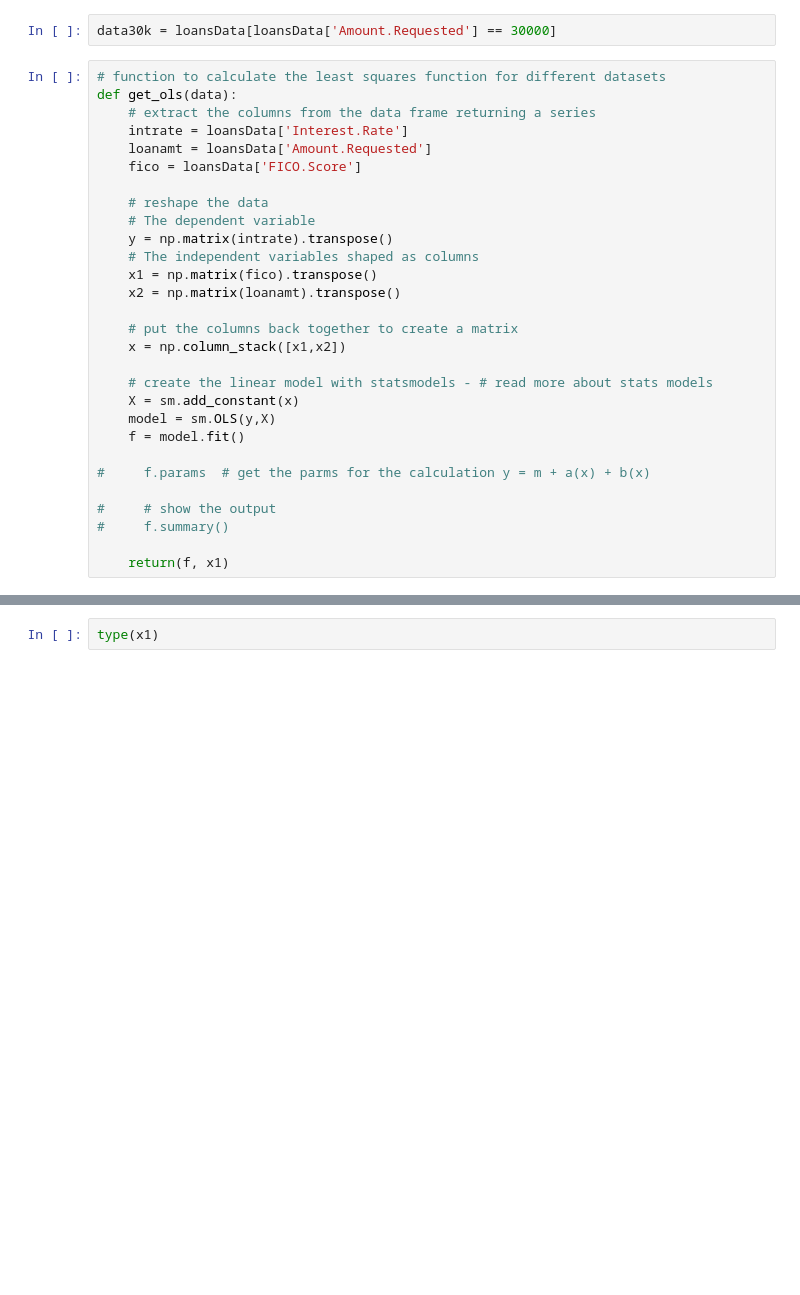
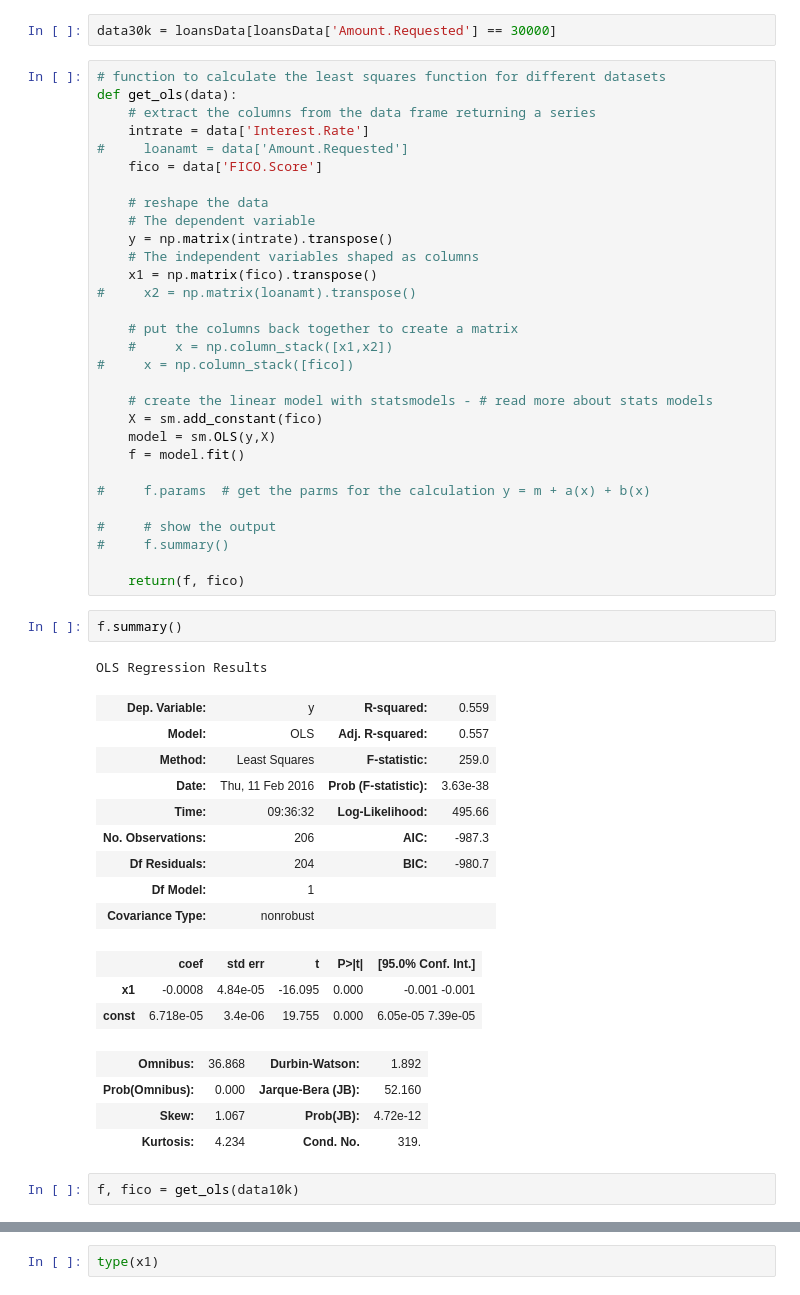
Before and after one commit to bb071988/ds-lesson3, a Jupyter notebook: linear_regression_graph_exercise_final.ipynb, the cells around one changed output, grey strips where cells are left out. Saved outputs shown, nothing was run; the diff lists cells and outputs as text; blank space fills up the shorter version.

```diff
--- a/linear_regression_graph_exercise_final.ipynb
+++ b/linear_regression_graph_exercise_final.ipynb
@@ -29,22 +29,23 @@ data30k = loansData[loansData['Amount.Requested'] == 30000]
 # function to calculate the least squares function for different datasets
 def get_ols(data):
     # extract the columns from the data frame returning a series
-    intrate = loansData['Interest.Rate']
-    loanamt = loansData['Amount.Requested']
-    fico = loansData['FICO.Score']
+    intrate = data['Interest.Rate']
+#     loanamt = data['Amount.Requested']
+    fico = data['FICO.Score']
 
     # reshape the data
     # The dependent variable
     y = np.matrix(intrate).transpose()
     # The independent variables shaped as columns
     x1 = np.matrix(fico).transpose()
-    x2 = np.matrix(loanamt).transpose()
+#     x2 = np.matrix(loanamt).transpose()
 
     # put the columns back together to create a matrix
-    x = np.column_stack([x1,x2])
+    #     x = np.column_stack([x1,x2])
+#     x = np.column_stack([fico])
 
     # create the linear model with statsmodels - # read more about stats models
-    X = sm.add_constant(x)
+    X = sm.add_constant(fico)
     model = sm.OLS(y,X)
     f = model.fit()
 
@@ -53,4 +54,26 @@ def get_ols(data):
 #     # show the output
 #     f.summary()
 
-    return(f, x1)
+    return(f, fico)
+# %%
+f.summary()
+# %% [output]
+OLS Regression Results
+| Dep. Variable: | y | R-squared: | 0.559 |
+| Model: | OLS | Adj. R-squared: | 0.557 |
+| Method: | Least Squares | F-statistic: | 259.0 |
+| Date: | Thu, 11 Feb 2016 | Prob (F-statistic): | 3.63e-38 |
+| Time: | 09:36:32 | Log-Likelihood: | 495.66 |
+| No. Observations: | 206 | AIC: | -987.3 |
+| Df Residuals: | 204 | BIC: | -980.7 |
+| Df Model: | 1 |  |  |
+| Covariance Type: | nonrobust |  |  |
+|  | coef | std err | t | P>|t| | [95.0% Conf. Int.] |
+| x1 | -0.0008 | 4.84e-05 | -16.095 | 0.000 | -0.001 -0.001 |
+| const | 6.718e-05 | 3.4e-06 | 19.755 | 0.000 | 6.05e-05 7.39e-05 |
+| Omnibus: | 36.868 | Durbin-Watson: | 1.892 |
+| Prob(Omnibus): | 0.000 | Jarque-Bera (JB): | 52.160 |
+| Skew: | 1.067 | Prob(JB): | 4.72e-12 |
+| Kurtosis: | 4.234 | Cond. No. | 319. |
+# %%
+f, fico = get_ols(data10k)
```
Also changed, not shown: parts of 16 cells of this notebook, 1 other file.
